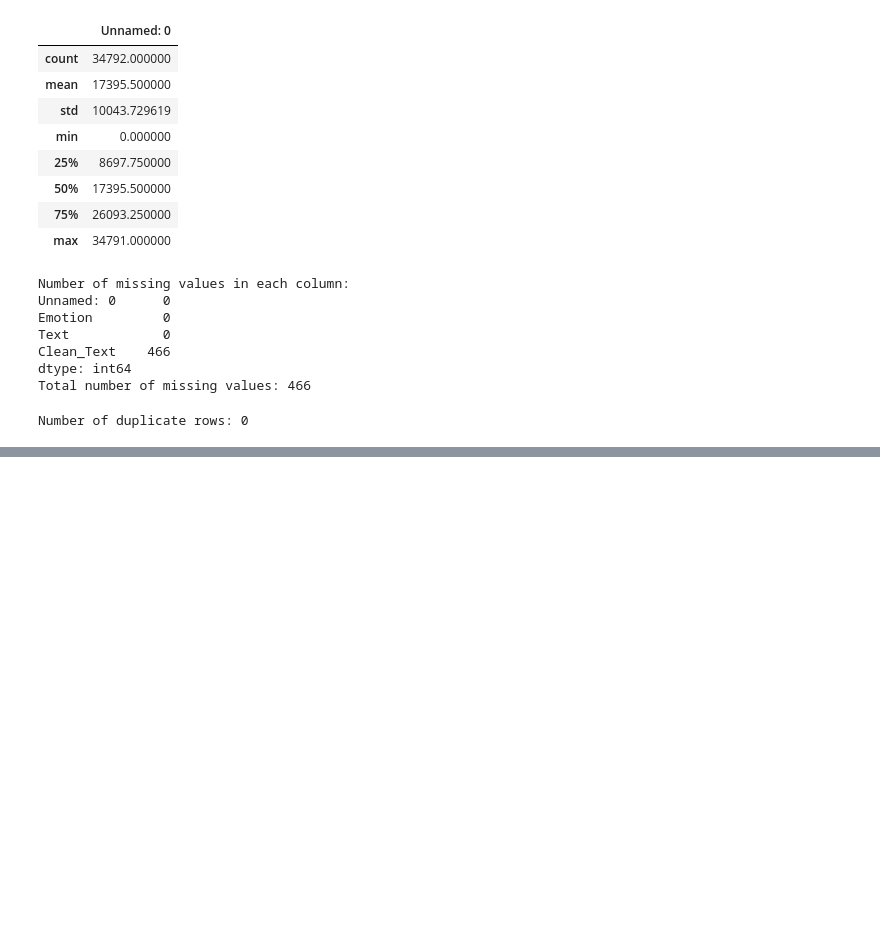
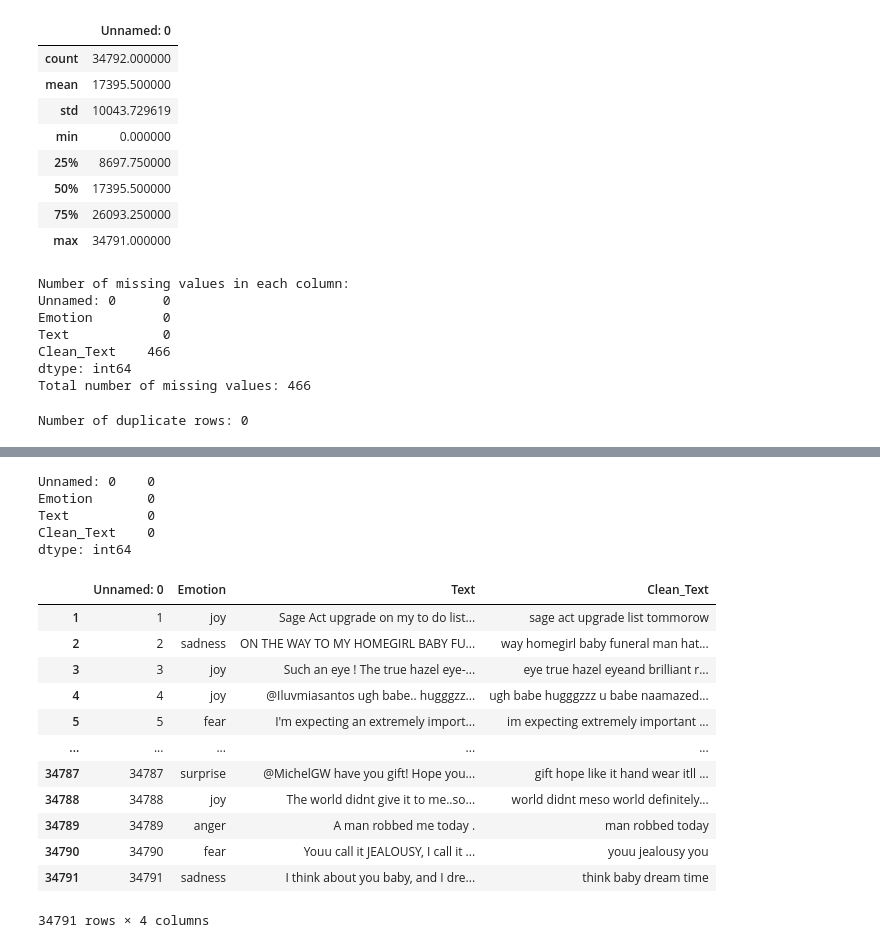
Before and after one commit to Ani-404/Sentiment-Analysis-App, a Jupyter notebook: App/main.ipynb, the cells around one changed output, grey strips where cells are left out. Drawn from its saved outputs; the diff is of its cells as text; code cells hidden in the pictures; blank space fills up the shorter version.

```diff
--- a/App/main.ipynb
+++ b/App/main.ipynb
@@ -82,0 +125,7 @@ Number of duplicate rows: 0
+# %%
+df['Clean_Text']=df.Text.apply(nfx.remove_userhandles)
+df['Clean_Text']=df.Clean_Text.apply(nfx.remove_stopwords)
+df['Clean_Text']=df.Clean_Text.apply(nfx.remove_hashtags)
+df['Clean_Text']=df.Clean_Text.apply(nfx.remove_special_characters)
+df['Clean_Text']=df.Clean_Text.apply(nfx.remove_emojis)
+df['Clean_Text']=df.Clean_Text.apply(nfx.fix_contractions)
@@ -82,0 +141,26 @@ Number of duplicate rows: 0
+# %%
+df.isnull().sum()
+# %% [output]
+Unnamed: 0    0
+Emotion       0
+Text          0
+Clean_Text    0
+dtype: int64
+# %%
+df.dropna(inplace=True) #drop rows with missing values
+df.drop([0], inplace=True) #drop the first row which is an empty row
+df
+# %% [output]
+|  | Unnamed: 0 | Emotion | Text | Clean_Text |
+| 1 | 1 | joy | Sage Act upgrade on my to do list... | sage act upgrade list tommorow |
+| 2 | 2 | sadness | ON THE WAY TO MY HOMEGIRL BABY FU... | way homegirl baby funeral man hat... |
+| 3 | 3 | joy | Such an eye ! The true hazel eye-... | eye true hazel eyeand brilliant r... |
+| 4 | 4 | joy | @Iluvmiasantos ugh babe.. hugggzz... | ugh babe hugggzzz u babe naamazed... |
+| 5 | 5 | fear | I'm expecting an extremely import... | im expecting extremely important ... |
+| ... | ... | ... | ... | ... |
+| 34787 | 34787 | surprise | @MichelGW have you gift! Hope you... | gift hope like it hand wear itll ... |
+| 34788 | 34788 | joy | The world didnt give it to me..so... | world didnt meso world definitely... |
+| 34789 | 34789 | anger | A man robbed me today . | man robbed today |
+| 34790 | 34790 | fear | Youu call it JEALOUSY, I call it ... | youu jealousy you |
+| 34791 | 34791 | sadness | I think about you baby, and I dre... | think baby dream time |
+34791 rows × 4 columns
```
Also changed, not shown: parts of 8 cells of this notebook.
